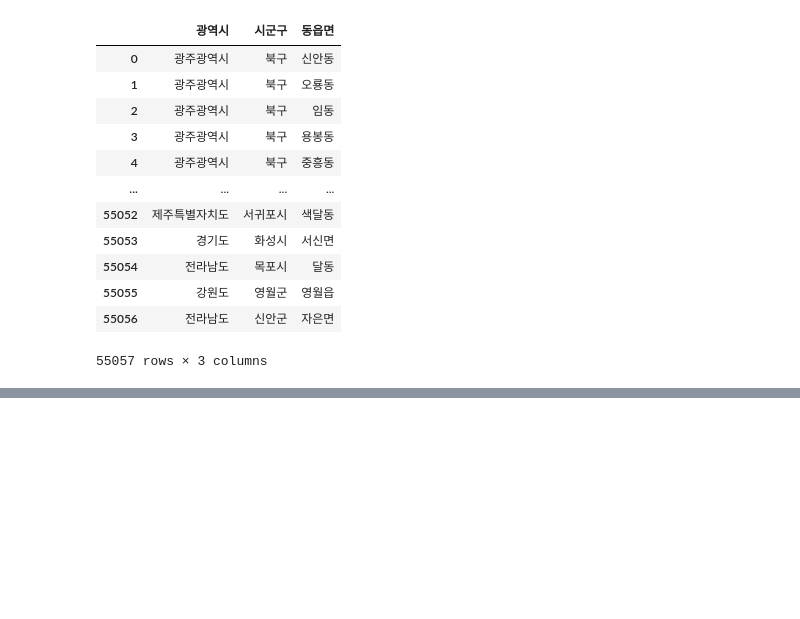
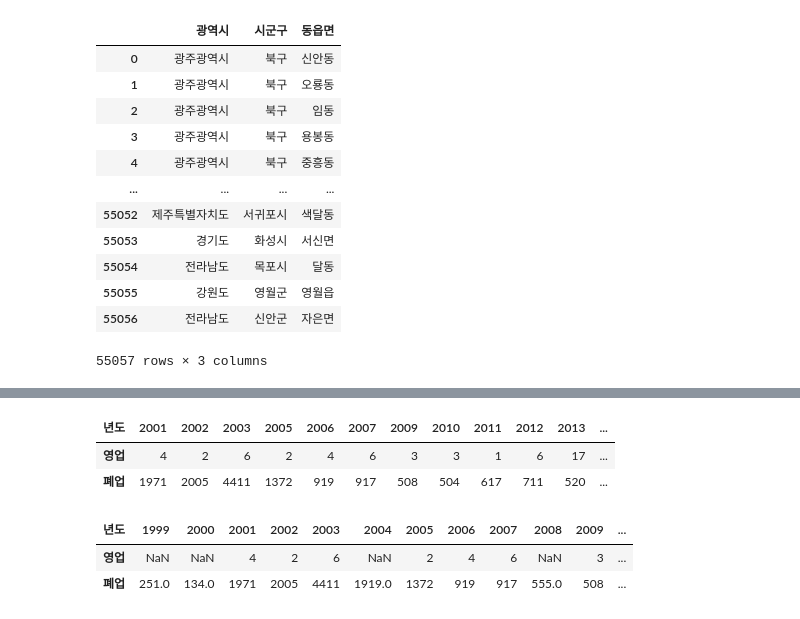
Before and after one commit to leekyuyoung20230313/pythone, a Jupyter notebook: 판다스/판다스6.ipynb, the cells around one changed output, grey strips where cells are left out. Cells and saved outputs as stored; diff of their text form; code cells hidden in the pictures; blank space fills up the shorter version.

```diff
--- a/판다스/판다스6.ipynb
+++ b/판다스/판다스6.ipynb
@@ -66,0 +98,4 @@ temp[['광역시',	'시군구'	,'동읍면']]
+# %%
+temp2 = temp[['광역시',	'시군구'	,'동읍면']]
+df3 = pd.concat([df2,temp2],axis=1)
+df3.head()
@@ -66,0 +109,6 @@ temp[['광역시',	'시군구'	,'동읍면']]
+# %%
+df3['년도'] = df3['최종수정시점'].apply(lambda x : int(x.split('-')[0]))
+df3['월'] = df3['최종수정시점'].apply(lambda x : int(x.split('-')[1]))
+# %%
+df3 = df3.drop(columns=['최종수정시점'])
+df3.info()
@@ -66,0 +129,26 @@ temp[['광역시',	'시군구'	,'동읍면']]
+# %%
+result = df3.groupby(['상세영업상태명','년도'])['월'].count()
+result1 = result['영업']
+result2 = result['폐업']
+# %%
+temp = pd.DataFrame(result1)
+temp.columns = ['개수']
+# temp.T
+
+temp2 = pd.DataFrame(result2)
+temp2.columns = ['개수']
+# temp2.T
+
+temp3 = pd.concat([temp.T, temp2.T])
+temp3.index = ['영업','폐업']
+temp3
+# %% [output]
+| 년도 | 2001 | 2002 | 2003 | 2005 | 2006 | 2007 | 2009 | 2010 | 2011 | 2012 | 2013 | ... |
+| 영업 | 4 | 2 | 6 | 2 | 4 | 6 | 3 | 3 | 1 | 6 | 17 | ... |
+| 폐업 | 1971 | 2005 | 4411 | 1372 | 919 | 917 | 508 | 504 | 617 | 711 | 520 | ... |
+# %%
+temp3[np.sort(temp3.columns.to_list())]
+# %% [output]
+| 년도 | 1999 | 2000 | 2001 | 2002 | 2003 | 2004 | 2005 | 2006 | 2007 | 2008 | 2009 | ... |
+| 영업 | NaN | NaN | 4 | 2 | 6 | NaN | 2 | 4 | 6 | NaN | 3 | ... |
+| 폐업 | 251.0 | 134.0 | 1971 | 2005 | 4411 | 1919.0 | 1372 | 919 | 917 | 555.0 | 508 | ... |
```
Also changed, not shown: parts of 5 cells of this notebook.
